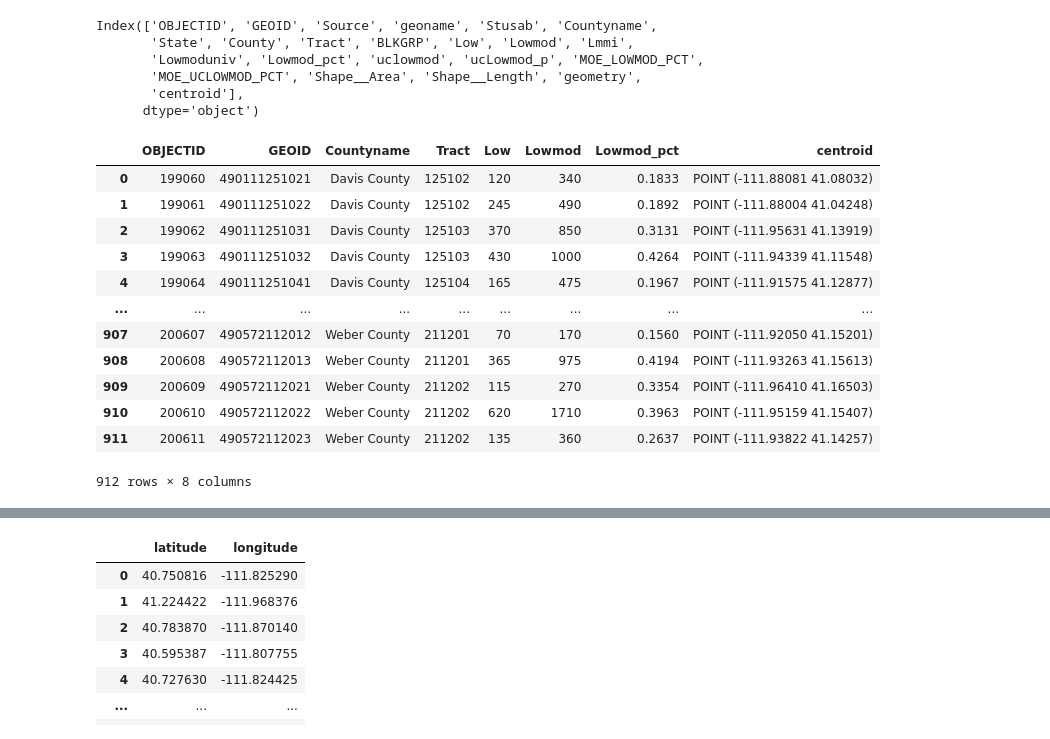
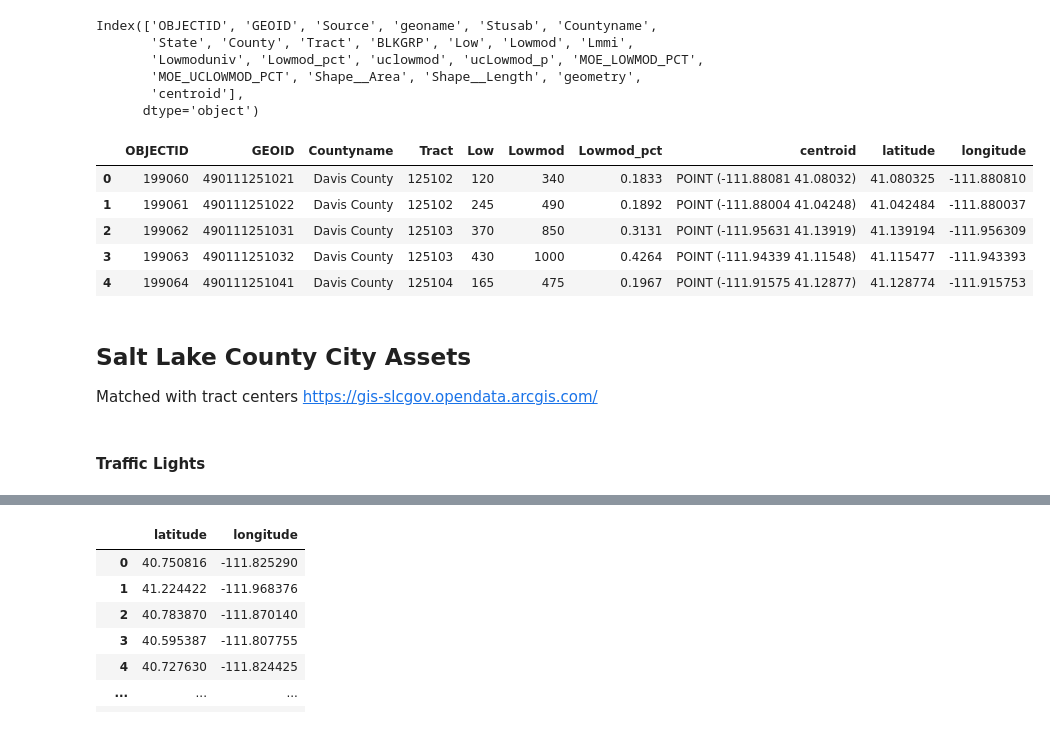
Before and after one commit to jaredfeldman/AI4AQ, a Jupyter notebook: flask_app/jupyter/sensor_ai_generator.ipynb, the cells around one changed output, grey strips where cells are left out. Saved outputs shown, nothing was run; the diff lists cells and outputs as text; code cells hidden in the pictures.

Commit message:
added working county filters

```diff
--- a/flask_app/jupyter/sensor_ai_generator.ipynb
+++ b/flask_app/jupyter/sensor_ai_generator.ipynb
@@ -51,23 +41,22 @@ Index(['OBJECTID', 'GEOID', 'Source', 'geoname', 'Stusab', 'Countyname',
 # %%
 geojson_gdf = geojson_gdf[['OBJECTID', 'GEOID','Countyname','Tract','Low','Lowmod','Lowmod_pct','centroid']]
 # %%
-geojson_gdf
+geojson_gdf.head()
 # %% [output]
-|  | OBJECTID | GEOID | Countyname | Tract | Low | Lowmod | Lowmod_pct | centroid |
-| 0 | 199060 | 490111251021 | Davis County | 125102 | 120 | 340 | 0.1833 | POINT (-111.88081 41.08032) |
-| 1 | 199061 | 490111251022 | Davis County | 125102 | 245 | 490 | 0.1892 | POINT (-111.88004 41.04248) |
-| 2 | 199062 | 490111251031 | Davis County | 125103 | 370 | 850 | 0.3131 | POINT (-111.95631 41.13919) |
-| 3 | 199063 | 490111251032 | Davis County | 125103 | 430 | 1000 | 0.4264 | POINT (-111.94339 41.11548) |
-| 4 | 199064 | 490111251041 | Davis County | 125104 | 165 | 475 | 0.1967 | POINT (-111.91575 41.12877) |
-| ... | ... | ... | ... | ... | ... | ... | ... | ... |
-| 907 | 200607 | 490572112012 | Weber County | 211201 | 70 | 170 | 0.1560 | POINT (-111.92050 41.15201) |
-| 908 | 200608 | 490572112013 | Weber County | 211201 | 365 | 975 | 0.4194 | POINT (-111.93263 41.15613) |
-| 909 | 200609 | 490572112021 | Weber County | 211202 | 115 | 270 | 0.3354 | POINT (-111.96410 41.16503) |
-| 910 | 200610 | 490572112022 | Weber County | 211202 | 620 | 1710 | 0.3963 | POINT (-111.95159 41.15407) |
-| 911 | 200611 | 490572112023 | Weber County | 211202 | 135 | 360 | 0.2637 | POINT (-111.93822 41.14257) |
+|  | OBJECTID | GEOID | Countyname | Tract | Low | Lowmod | Lowmod_pct | centroid | latitude | longitude |
+| 0 | 199060 | 490111251021 | Davis County | 125102 | 120 | 340 | 0.1833 | POINT (-111.88081 41.08032) | 41.080325 | -111.880810 |
+| 1 | 199061 | 490111251022 | Davis County | 125102 | 245 | 490 | 0.1892 | POINT (-111.88004 41.04248) | 41.042484 | -111.880037 |
+| 2 | 199062 | 490111251031 | Davis County | 125103 | 370 | 850 | 0.3131 | POINT (-111.95631 41.13919) | 41.139194 | -111.956309 |
+| 3 | 199063 | 490111251032 | Davis County | 125103 | 430 | 1000 | 0.4264 | POINT (-111.94339 41.11548) | 41.115477 | -111.943393 |
+| 4 | 199064 | 490111251041 | Davis County | 125104 | 165 | 475 | 0.1967 | POINT (-111.91575 41.12877) | 41.128774 | -111.915753 |
-912 rows × 8 columns
 # %%
 geojson_gdf.to_file('../static/data/centroids_data.geojson', driver='GeoJSON')
 # %%
 geojson_gdf['latitude'] = geojson_gdf['centroid'].apply(lambda geom: geom.y)
 geojson_gdf['longitude'] = geojson_gdf['centroid'].apply(lambda geom: geom.x)
+# %% [markdown]
+## Salt Lake County City Assets
+Matched with tract centers
+https://gis-slcgov.opendata.arcgis.com/
+# %% [markdown]
+#### Traffic Lights
```
Also changed, not shown: parts of 18 cells of this notebook, 6 other files.
